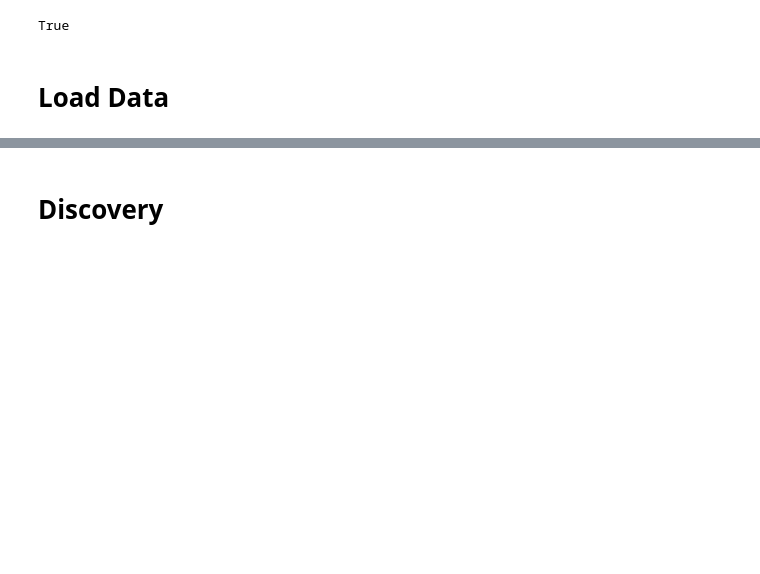
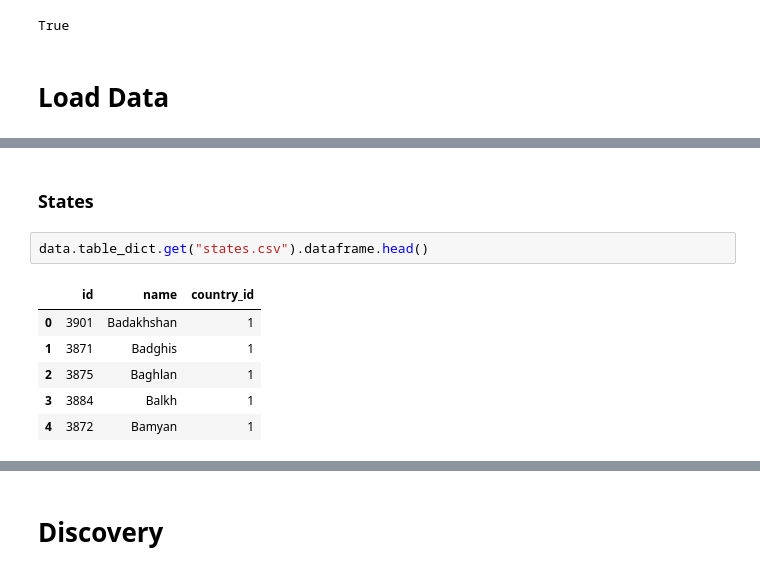
Before and after one commit to a-s-g93/neo4j-runway, a Jupyter notebook: examples/end_to_end/multi_file/countries/countries.ipynb, the cells around one changed output, grey strips where cells are left out. Cells and saved outputs as stored; diff of their text form; blank space fills up the shorter version.

```diff
--- a/examples/end_to_end/multi_file/countries/countries.ipynb
+++ b/examples/end_to_end/multi_file/countries/countries.ipynb
@@ -27,0 +45,11 @@ data = load_local_files(data_directory="../../../data/countries/", general_descr
+# %% [markdown]
+### States
+# %%
+data.table_dict.get("states.csv").dataframe.head()
+# %% [output]
+|  | id | name | country_id |
+| 0 | 3901 | Badakhshan | 1 |
+| 1 | 3871 | Badghis | 1 |
+| 2 | 3875 | Baghlan | 1 |
+| 3 | 3884 | Balkh | 1 |
+| 4 | 3872 | Bamyan | 1 |
```
Also changed, not shown: parts of 23 cells of this notebook, 4 other files.
